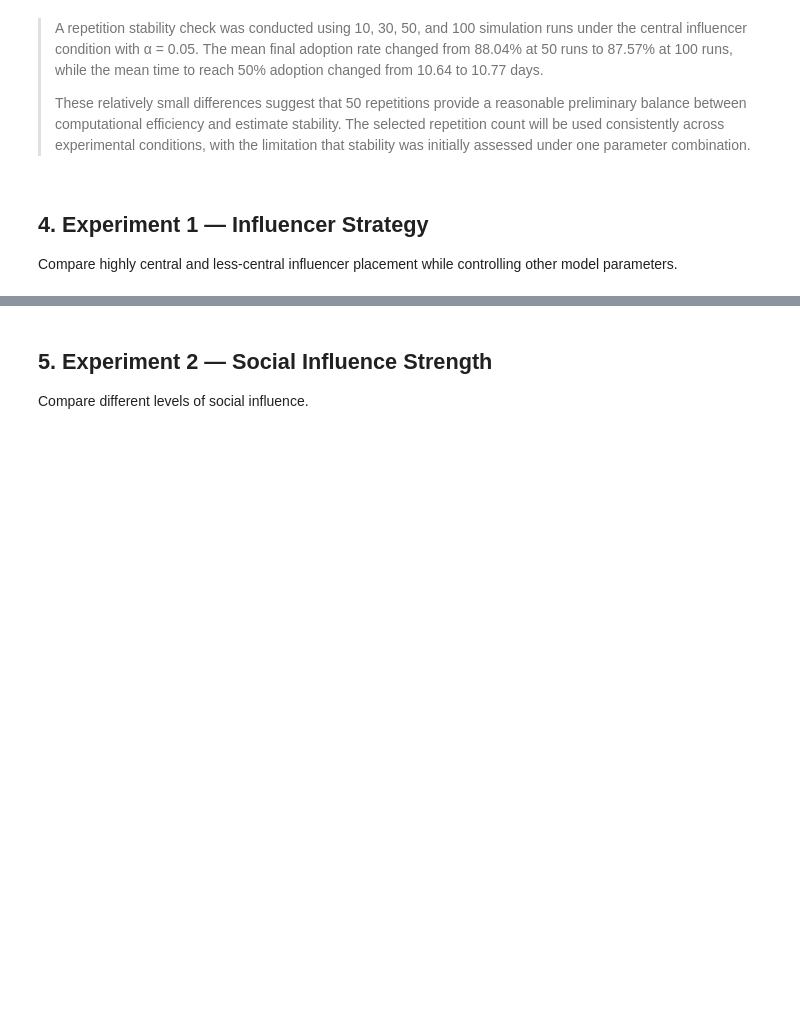
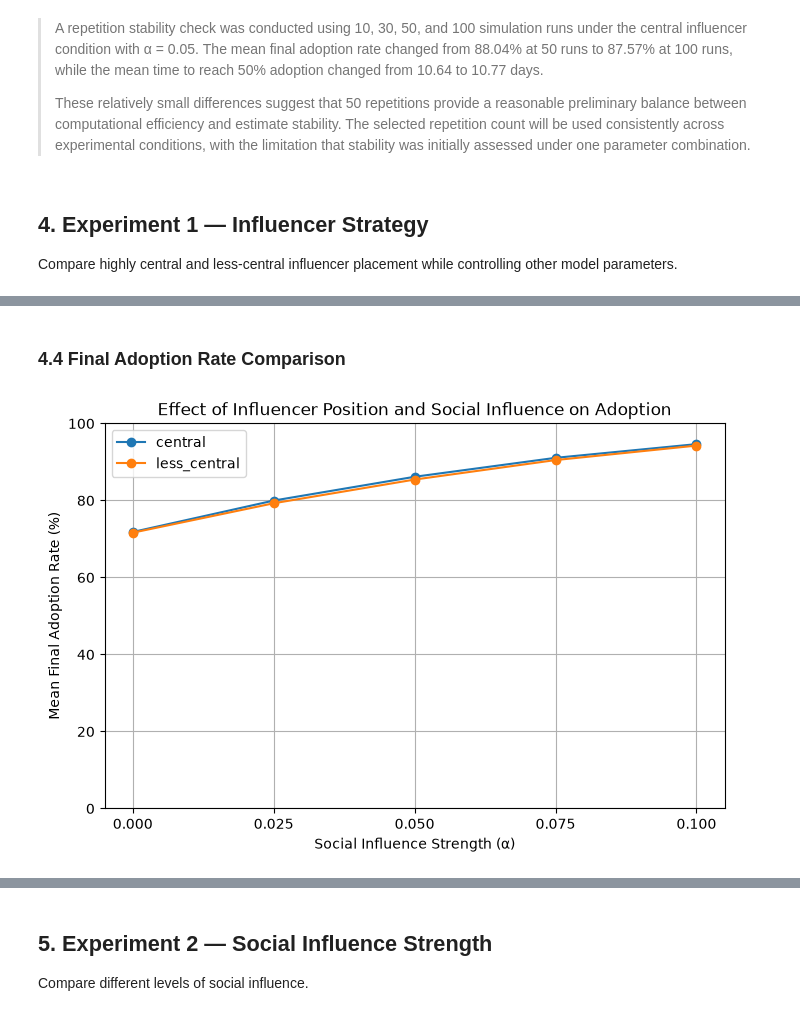
Before and after one commit to tammyweng0/UWA_computational_modelling_project, a Jupyter notebook: notebooks/experiments.ipynb, the cells around one changed output, grey strips where cells are left out. Cells and saved outputs as stored; diff of their text form; code cells hidden in the pictures; blank space fills up the shorter version.

Commit message:
finalise experiment1

```diff
--- a/notebooks/experiments.ipynb
+++ b/notebooks/experiments.ipynb
@@ -682,0 +738,20 @@ Compare highly central and less-central influencer placement while controlling o
+# %%
+summary = (
+    df_results
+    .groupby(["strategy", "alpha"])
+    .agg(
+        mean_adoption_rate=("adoption_rate", "mean"),
+        std_adoption_rate=("adoption_rate", "std"),
+        mean_adoption_speed=("adoption_speed", "mean"),
+        reached_50_percent=("adoption_speed", lambda x: x.notna().mean() * 100)
+    )
+    .reset_index()
+)
+
+
+print(
+    summary.to_string(
+        index=False,
+        float_format=lambda x: f"{x:.3f}"
+    )
+)
@@ -682,0 +770,36 @@ Compare highly central and less-central influencer placement while controlling o
+# %% [markdown]
+### 4.4 Final Adoption Rate Comparison
+# %%
+import matplotlib.pyplot as plt
+
+plt.figure(figsize=(8, 5))
+
+for strategy in INFLUENCER_STRATEGIES:
+
+    subset = summary[
+        summary["strategy"] == strategy
+    ]
+
+    plt.plot(
+        subset["alpha"],
+        subset["mean_adoption_rate"],
+        marker="o",
+        label=strategy
+    )
+
+# Display exact alpha values on X-axis
+plt.xticks(
+    SOCIAL_INFLUENCE_VALUES,
+    [f"{alpha:.3f}" for alpha in SOCIAL_INFLUENCE_VALUES]
+)
+
+plt.xlabel("Social Influence Strength (α)")
+plt.ylabel("Mean Final Adoption Rate (%)")
+plt.title("Effect of Influencer Position and Social Influence on Adoption")
+
+plt.ylim(0, 100)
+plt.legend()
+plt.grid(True)
+plt.show()
+# %% [output]
+[figure, added]
```
Also changed, not shown: parts of 15 cells of this notebook, 2 other files.
